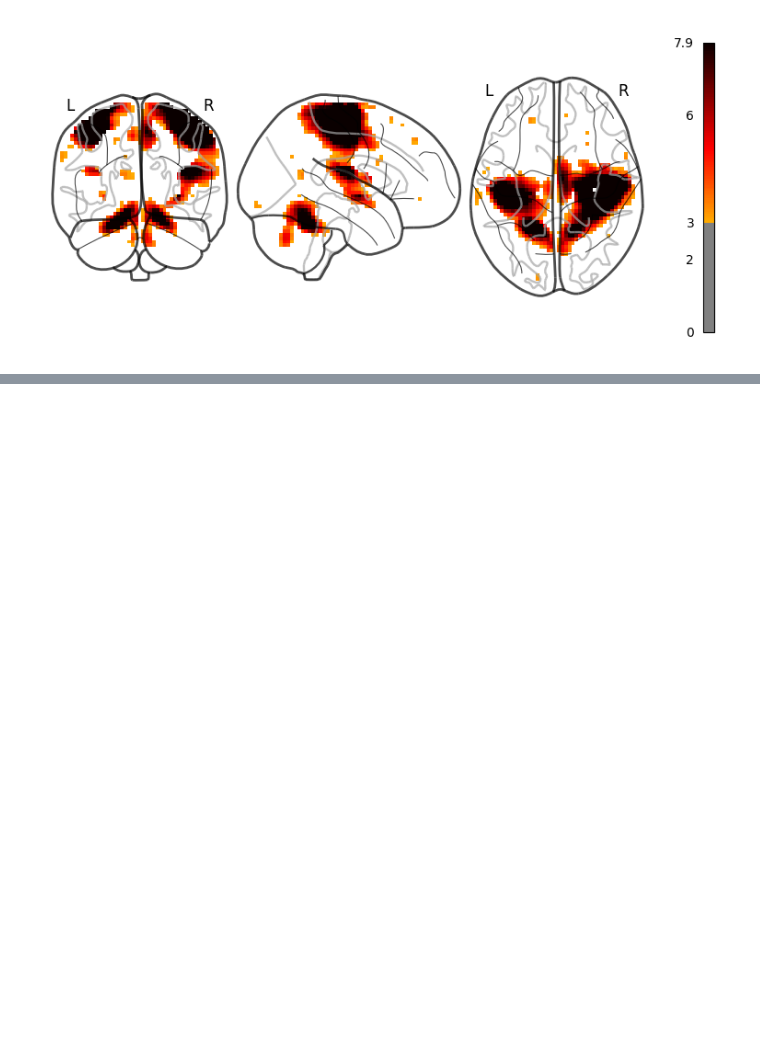
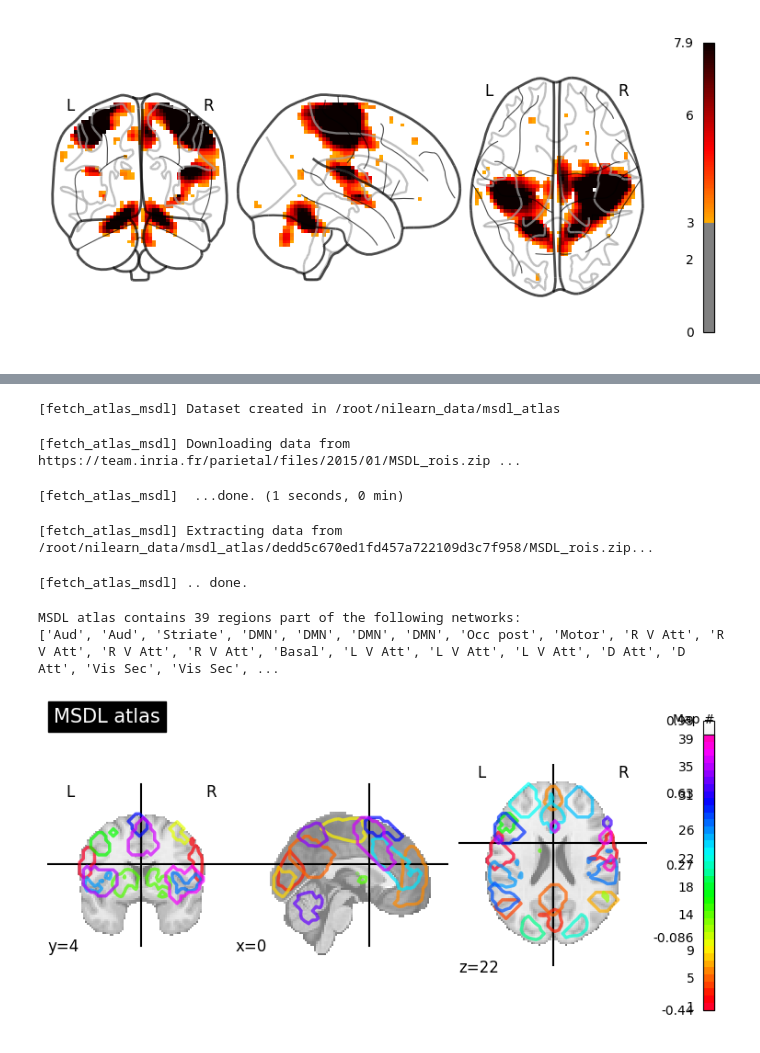
Before and after one commit to Devaki01/ACM-Responsible-AI, a Jupyter notebook: Visualizing_a_3D_file.ipynb, the cells around one changed output, grey strips where cells are left out. Drawn from its saved outputs; the diff is of its cells as text; code cells hidden in the pictures; blank space fills up the shorter version.

```diff
--- a/Visualizing_a_3D_file.ipynb
+++ b/Visualizing_a_3D_file.ipynb
@@ -66,0 +85,26 @@ plot_glass_brain(tmap_filename, threshold=3)
+# %%
+from nilearn import datasets, plotting
+
+msdl_data = datasets.fetch_atlas_msdl()
+
+msdl_coords = msdl_data.region_coords
+n_regions = len(msdl_coords)
+
+print(
+    f"MSDL atlas contains {n_regions} regions "
+    f"part of the following networks:\n{msdl_data.networks}"
+)
+
+plotting.plot_prob_atlas(msdl_data.maps, title="MSDL atlas")
+
+plotting.show()
+# %% [output]
+[fetch_atlas_msdl] Dataset created in /root/nilearn_data/msdl_atlas
+[fetch_atlas_msdl] Downloading data from https://team.inria.fr/parietal/files/2015/01/MSDL_rois.zip ...
+[fetch_atlas_msdl]  ...done. (1 seconds, 0 min)
+[fetch_atlas_msdl] Extracting data from
+/root/nilearn_data/msdl_atlas/dedd5c670ed1fd457a722109d3c7f958/MSDL_rois.zip...
+[fetch_atlas_msdl] .. done.
+MSDL atlas contains 39 regions part of the following networks:
+['Aud', 'Aud', 'Striate', 'DMN', 'DMN', 'DMN', 'DMN', 'Occ post', 'Motor', 'R V Att', 'R V Att', 'R V Att', 'R V Att', 'Basal', 'L V Att', 'L V Att', 'L V Att', 'D Att', 'D Att', 'Vis Sec', 'Vis Sec', ...
+[figure, added]
```
Also changed, not shown: parts of 1 cell of this notebook.
